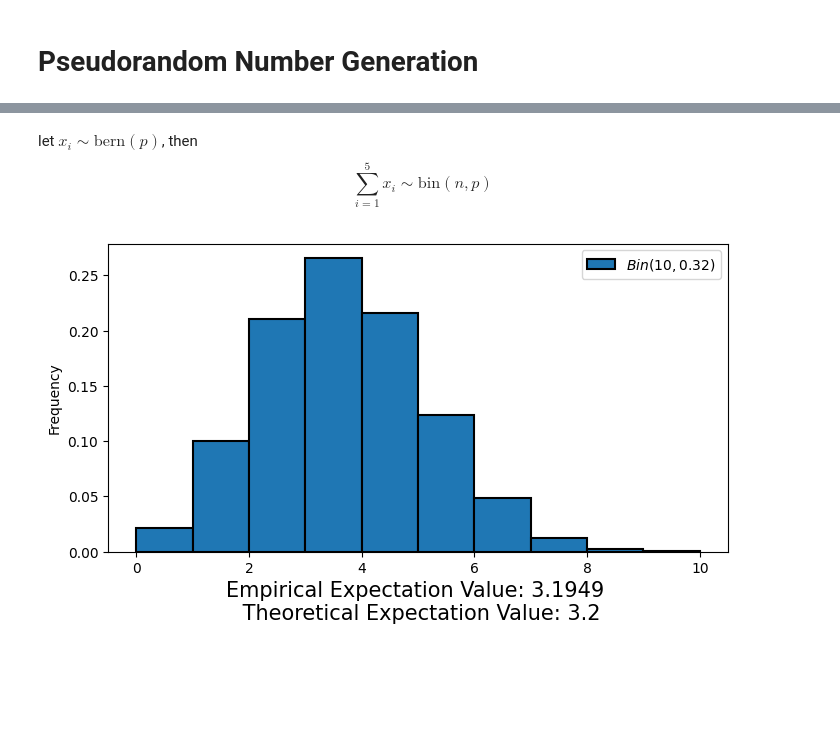
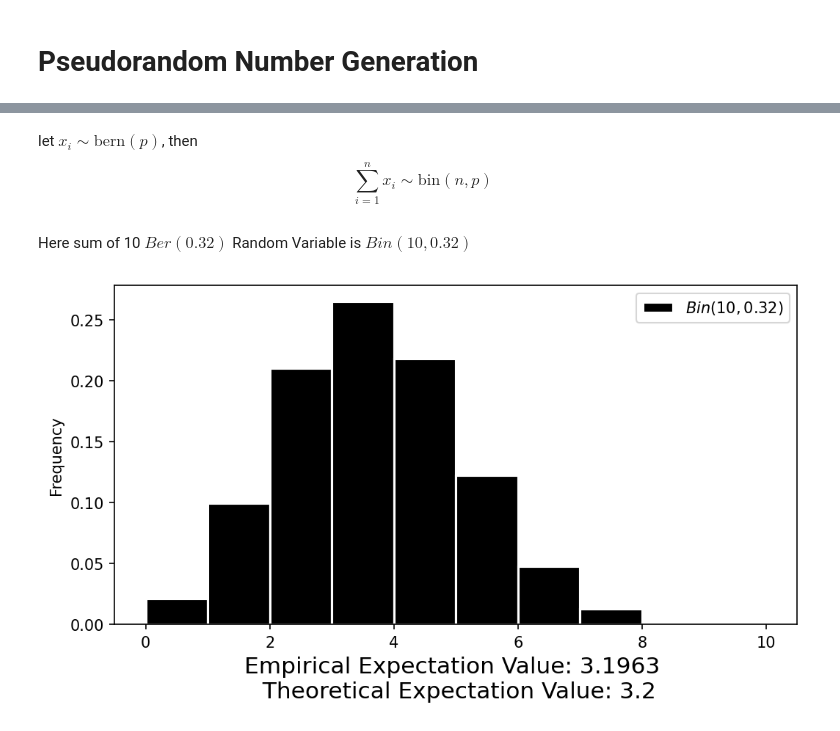
Before and after one commit to AzmainBiswas/Monte_Carlo, a Jupyter notebook: Generating Random Variable/Discrite.ipynb, the cells around one changed output, grey strips where cells are left out. Saved outputs shown, nothing was run; the diff lists cells and outputs as text; code cells hidden in the pictures; blank space fills up the shorter version.

```diff
--- a/Generating Random Variable/Discrite.ipynb
+++ b/Generating Random Variable/Discrite.ipynb
@@ -58,0 +26,4 @@ ber_expection = sum(bern_p) / N
+# %%
+uniform_random_variables = np.random.uniform(size=SampleSize)
+
+bernoulli_random_variables = vUniformToBernoulli(uniform_random_variables, Probability)
@@ -80,3 +54,3 @@ plt.show()
 # %% [markdown]
 let $x_i\sim \text{bern}(p)$,
-then $$\sum_{i=1}^{5}x_i\sim \text{bin}(n,p)$$
+then $$\sum_{i=1}^{n}x_i\sim \text{bin}(n,p)$$
@@ -101,0 +57,22 @@ for _ in range(N):
+# %%
+SampleSize = 1_000_000
+P = 0.32
+N = 10
+# %% [markdown]
+Here sum of 10 $Ber(0.32)$ Random Variable is $Bin(10,0.32)$
+# %%
+def BernoulliToBinomial(number_of_trial: int, probability_of_success: float):
+    binomial_random_variables = np.zeros(SampleSize, dtype=float)
+    for n in range(number_of_trial):
+        uniform_random_variables = np.random.uniform(size=SampleSize)
+        bernoulli_random_variables = vUniformToBernoulli(
+            uniform_random_variables, probability_of_success
+        )
+        binomial_random_variables = np.add(
+            binomial_random_variables, bernoulli_random_variables
+        )
+    return binomial_random_variables
+# %%
+binomial_random_variable = BernoulliToBinomial(
+    number_of_trial=N, probability_of_success=P
+)
@@ -102,11 +81,19 @@ for _ in range(N):
 # %%
-bin_expection = np.divide(np.sum(binomial_rvs), N)
-
-plt.figure(figsize=(8, 4))
-plt.hist(binomial_rvs, edgecolor="black",density=True, linewidth=1.5,label=r'$Bin(10,0.32)$')
-plt.xlabel(f"Empirical Expectation Value: {bin_expection:.4f} \n Theoretical Expectation Value: {n*P}",fontsize=15)
-plt.ylabel('Frequency')
+plt.figure(figsize=(8, 4), dpi=150)
+plt.hist(
+    binomial_random_variable,
+    color="black",
+    edgecolor="white",
+    density=True,
+    linewidth=1.5,
+    label=r"$Bin(10,0.32)$",
+)
+plt.xlabel(
+    f"Empirical Expectation Value: {binomial_expectation:.4f} \n Theoretical Expectation Value: {N*P}",
+    fontsize=15,
+)
+plt.ylabel("Frequency")
 plt.legend()
 plt.show()
 # %% [output]
-[figure, old version]
+[figure, new version]
```
Also changed, not shown: parts of 15 cells of this notebook, 2 other files.
